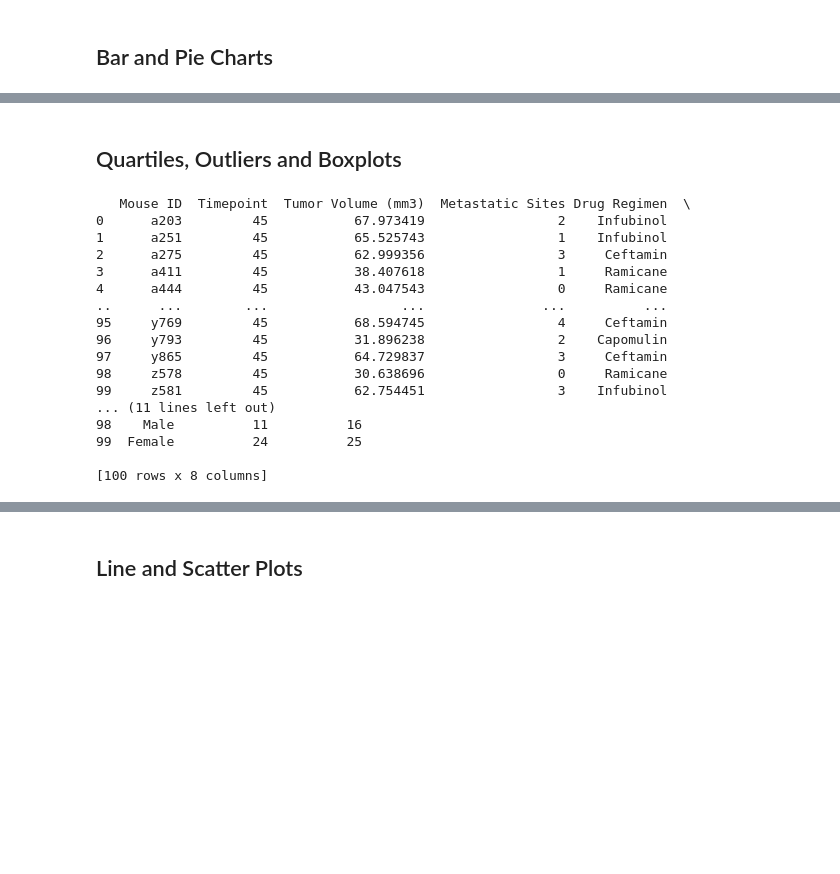
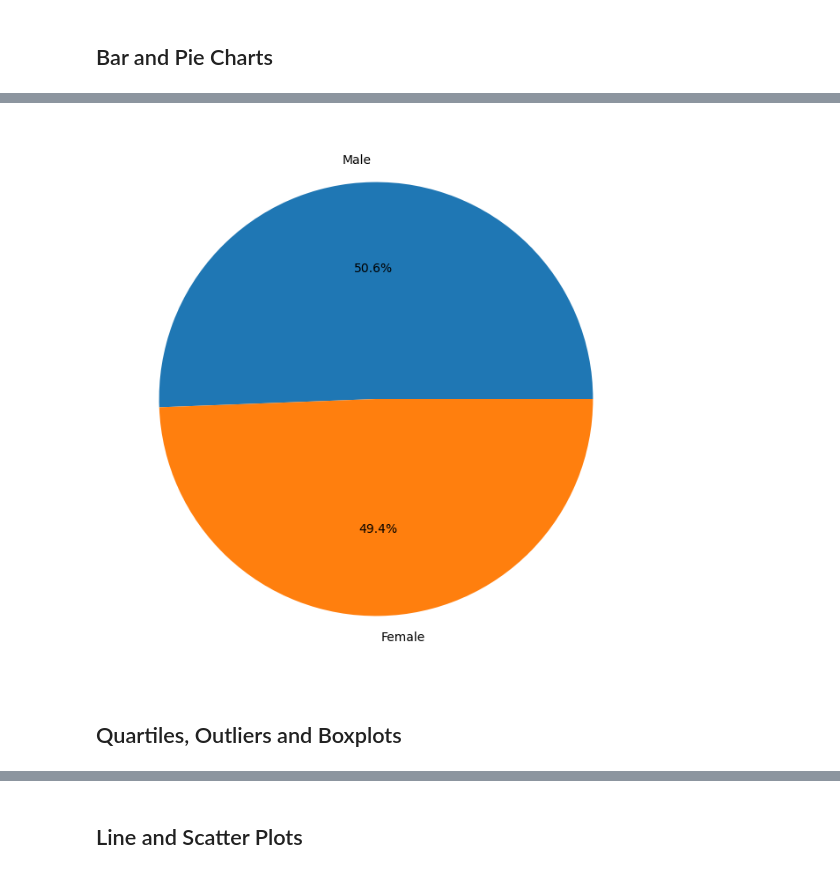
Before and after one commit to a-dhil/matplotlib-challenge, a Jupyter notebook: Pymaceuticals/pymaceuticals_starter.ipynb, the cells around one changed output, grey strips where cells are left out. Cells and saved outputs as stored; diff of their text form; code cells hidden in the pictures; blank space fills up the shorter version.

```diff
--- a/Pymaceuticals/pymaceuticals_starter.ipynb
+++ b/Pymaceuticals/pymaceuticals_starter.ipynb
@@ -179,5 +197,12 @@ plt.show()
 # %%
 # Generate a pie plot showing the distribution of female versus male mice using pyplot
+sex_counts = clean_study_data_complete['Sex'].value_counts()
+
+plt.figure(figsize=(8, 8))
+plt.pie(sex_counts, labels=sex_counts.index, autopct='%1.1f%%', startangle=360)
+plt.show()
+# %% [output]
+[figure, added]
 # %% [markdown]
 ## Quartiles, Outliers and Boxplots
 # %%
@@ -202,24 +227,3 @@ final_tumor_volume_data = pd.merge(
     on=['Mouse ID', 'Timepoint'],  # Merge on Mouse ID and Timepoint
     how='inner'  # Use inner join to keep only matching rows
 )
-
-# Display the DataFrame with final tumor volume data
-print(final_tumor_volume_data)
-# %% [output]
-   Mouse ID  Timepoint  Tumor Volume (mm3)  Metastatic Sites Drug Regimen  \
-0      a203         45           67.973419                 2    Infubinol
-1      a251         45           65.525743                 1    Infubinol
-2      a275         45           62.999356                 3     Ceftamin
-3      a411         45           38.407618                 1     Ramicane
-4      a444         45           43.047543                 0     Ramicane
-..      ...        ...                 ...               ...          ...
-95     y769         45           68.594745                 4     Ceftamin
-96     y793         45           31.896238                 2    Capomulin
-97     y865         45           64.729837                 3     Ceftamin
-98     z578         45           30.638696                 0     Ramicane
-99     z581         45           62.754451                 3    Infubinol
-... (11 lines left out)
-98    Male          11          16
-99  Female          24          25
-
-[100 rows x 8 columns]
```
Also changed, not shown: parts of 9 cells of this notebook.
